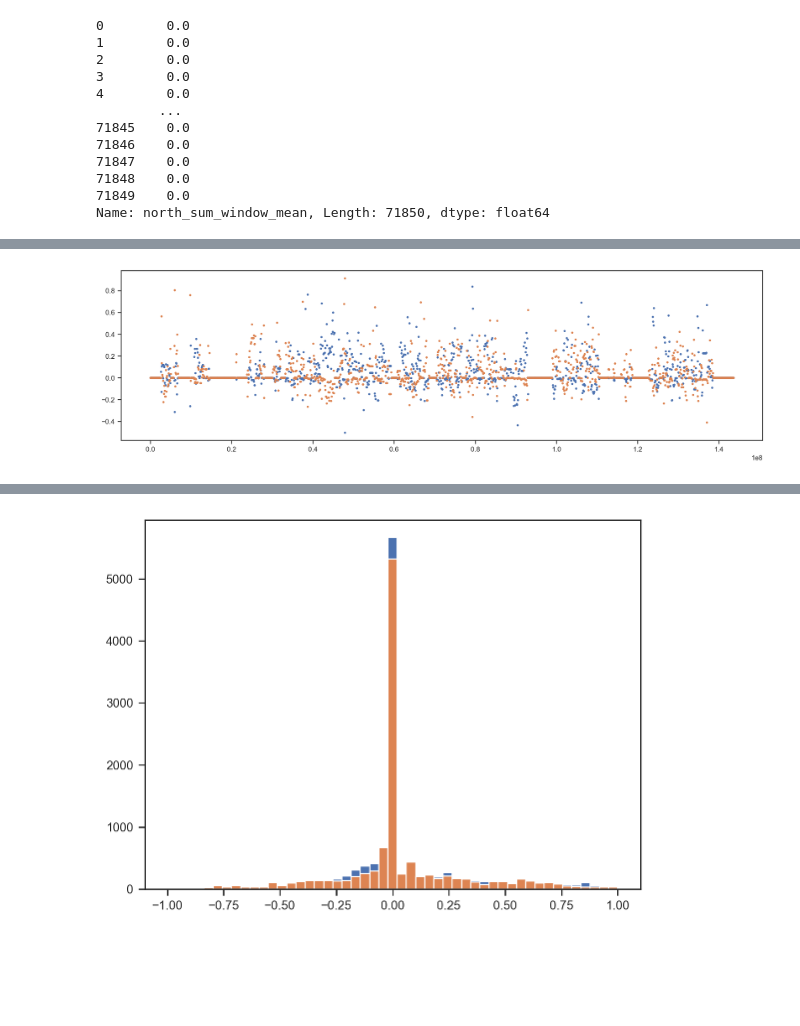
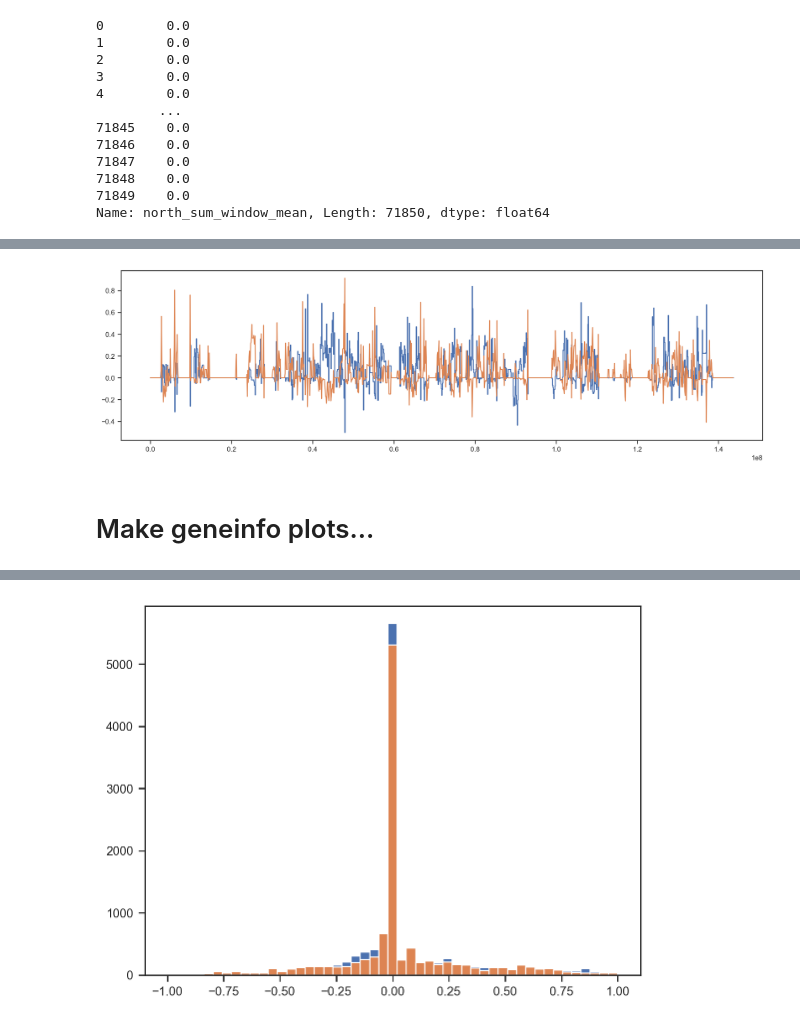
Before and after one commit to kaspermunch/bdmi-inference, a Jupyter notebook: notebooks/ancestry_homozygosity.ipynb, the cells around one changed output, grey strips where cells are left out. Saved outputs shown, nothing was run; the diff lists cells and outputs as text; code cells hidden in the pictures; blank space fills up the shorter version.

```diff
--- a/notebooks/ancestry_homozygosity.ipynb
+++ b/notebooks/ancestry_homozygosity.ipynb
@@ -92,7 +92,7 @@ Name: north_sum_window_mean, Length: 71850, dtype: float64
 # %%
 plot_df = window_df_eth.loc[
     (window_df_eth.Sex == 'F') & ((window_df_eth.north_sum == 100000) | (window_df_eth.north_sum == 0))
-].groupby(["individual", "start"])[['north_sum', 'north_sum_window_mean']].mean().reset_index()
+].groupby(["individual", "start", "end"])[['north_sum', 'north_sum_window_mean']].mean().reset_index()
 # %%
 plot_df.head()
 # %% [output]
@@ -134,8 +134,20 @@ plot_df.groupby('individual').mean()
 # %%
+def stairs(df, start='start', end='end', pos='pos', endtrim=0):
+    "Turn a df with start, end into one with pos to plot as stairs"
+    df1 = df.copy(deep=True)
+    df2 = df.copy(deep=True)
+    df1[pos] = df1[start]
+    df2[pos] = df2[end] - endtrim
+    return pd.concat([df1, df2]).sort_values([start, end])
+
+# fig, ax = plt.subplots(2, 1, figsize=(15, 7))
 fig, ax = plt.subplots(figsize=(15, 4))
-_df = plot_df.groupby('start')[['is_homo_hama', 'prob_homo_hama', 'is_homo_olive',
+_df = plot_df.groupby(['start', 'end'])[['is_homo_hama', 'prob_homo_hama', 'is_homo_olive',
                                 'prob_homo_olive', 'homo_hama_excess', 'homo_olive_excess']].mean().reset_index()
-plt.scatter(_df.start, _df.homo_hama_excess, s=4)
-plt.scatter(_df.start, _df.homo_olive_excess, s=4) ;
+_df = stairs(_df)
+ax.plot(_df.pos, _df.homo_hama_excess)
+ax.plot(_df.start, _df.homo_olive_excess) ;
 # %% [output]
-[figure, old version]
+[figure, new version]
+# %% [markdown]
+# Make geneinfo plots...
```
Also changed, not shown: parts of 10 cells of this notebook, 1 other file.
